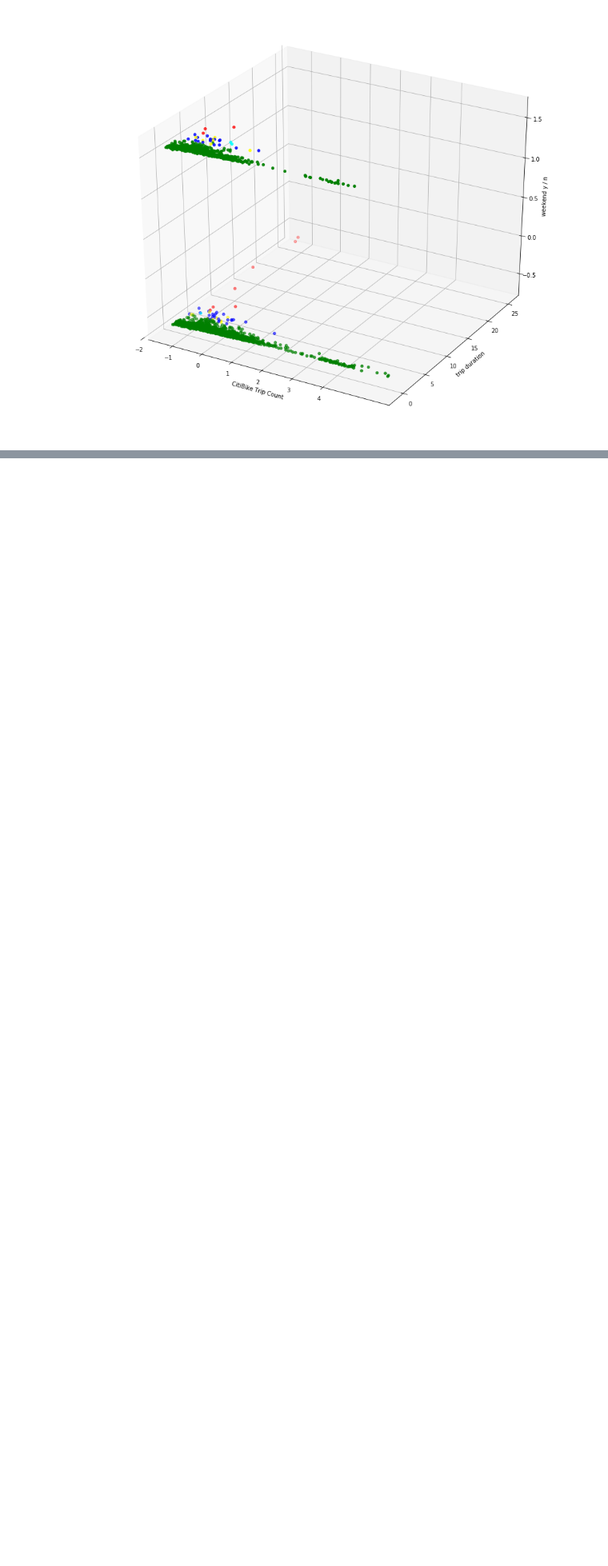
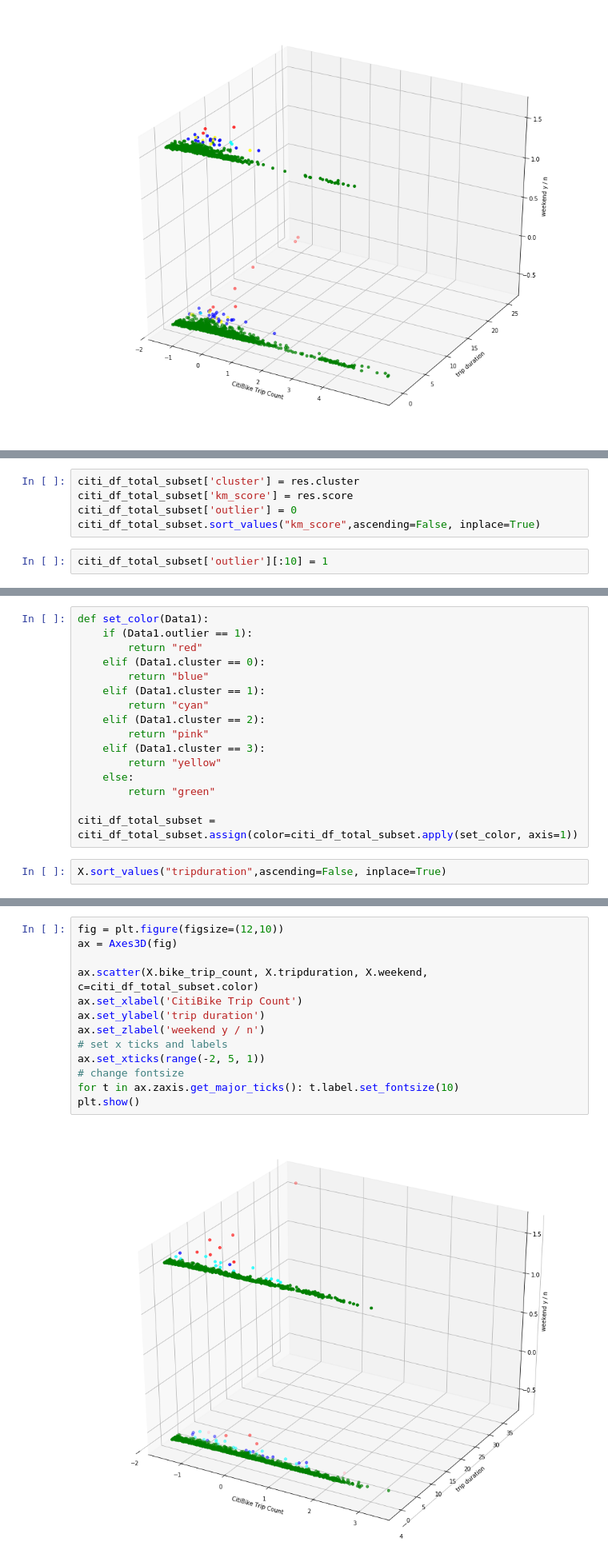
Before and after one commit to gperrin12/anomaly_detection_NYC_transit, a Jupyter notebook: Citi_Month_Stat_Agg.ipynb, the cells around one changed output, grey strips where cells are left out. Shown at 80% size. Saved outputs shown, nothing was run; the diff lists cells and outputs as text; blank space fills up the shorter version.

```diff
--- a/Citi_Month_Stat_Agg.ipynb
+++ b/Citi_Month_Stat_Agg.ipynb
@@ -723,0 +852,7 @@ plt.show()
+# %%
+citi_df_total_subset['cluster'] = res.cluster
+citi_df_total_subset['km_score'] = res.score
+citi_df_total_subset['outlier'] = 0
+citi_df_total_subset.sort_values("km_score",ascending=False, inplace=True)
+# %%
+citi_df_total_subset['outlier'][:10] = 1
@@ -723,0 +864,18 @@ plt.show()
+# %%
+def set_color(Data1):
+    if (Data1.outlier == 1):
+        return "red"
+    elif (Data1.cluster == 0):
+        return "blue"
+    elif (Data1.cluster == 1):
+        return "cyan"
+    elif (Data1.cluster == 2):
+        return "pink"
+    elif (Data1.cluster == 3):
+        return "yellow"
+    else:
+        return "green"
+
+citi_df_total_subset = citi_df_total_subset.assign(color=citi_df_total_subset.apply(set_color, axis=1))
+# %%
+X.sort_values("tripduration",ascending=False, inplace=True)
@@ -723,0 +887,15 @@ plt.show()
+# %%
+fig = plt.figure(figsize=(12,10))
+ax = Axes3D(fig)
+
+ax.scatter(X.bike_trip_count, X.tripduration, X.weekend, c=citi_df_total_subset.color)
+ax.set_xlabel('CitiBike Trip Count')
+ax.set_ylabel('trip duration')
+ax.set_zlabel('weekend y / n')
+# set x ticks and labels
+ax.set_xticks(range(-2, 5, 1))
+# change fontsize
+for t in ax.zaxis.get_major_ticks(): t.label.set_fontsize(10)
+plt.show()
+# %% [output]
+[figure, added]
```
Also changed, not shown: parts of 22 cells of this notebook.
